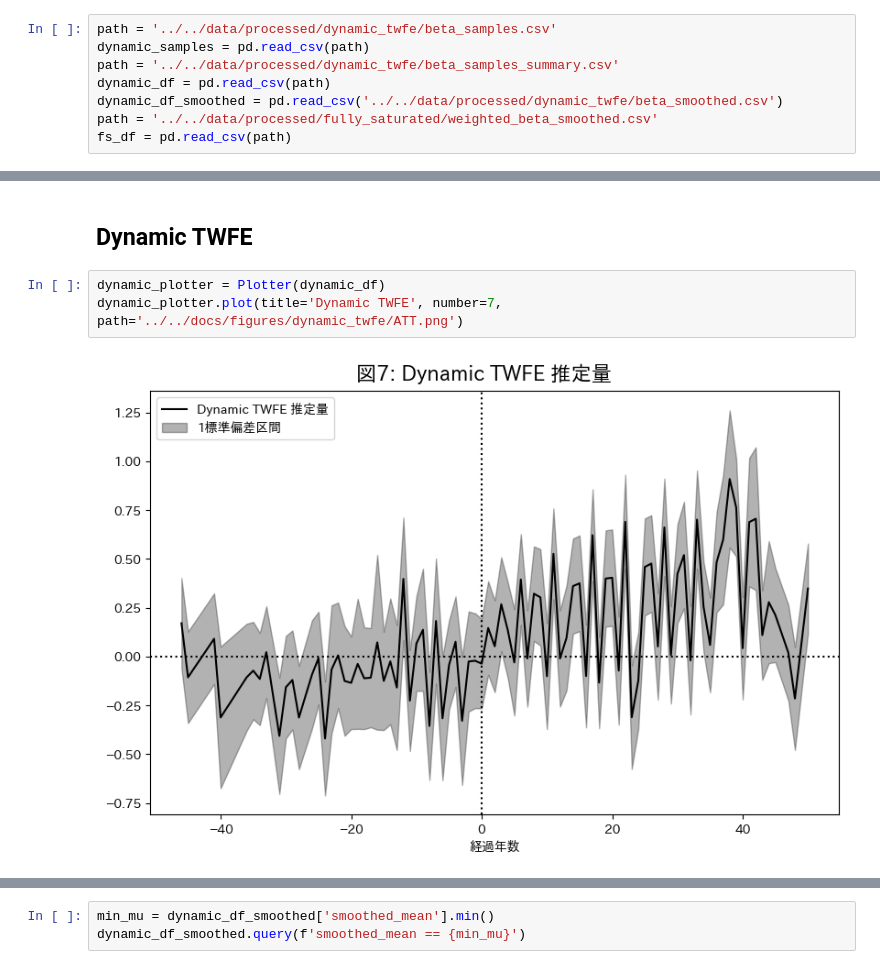
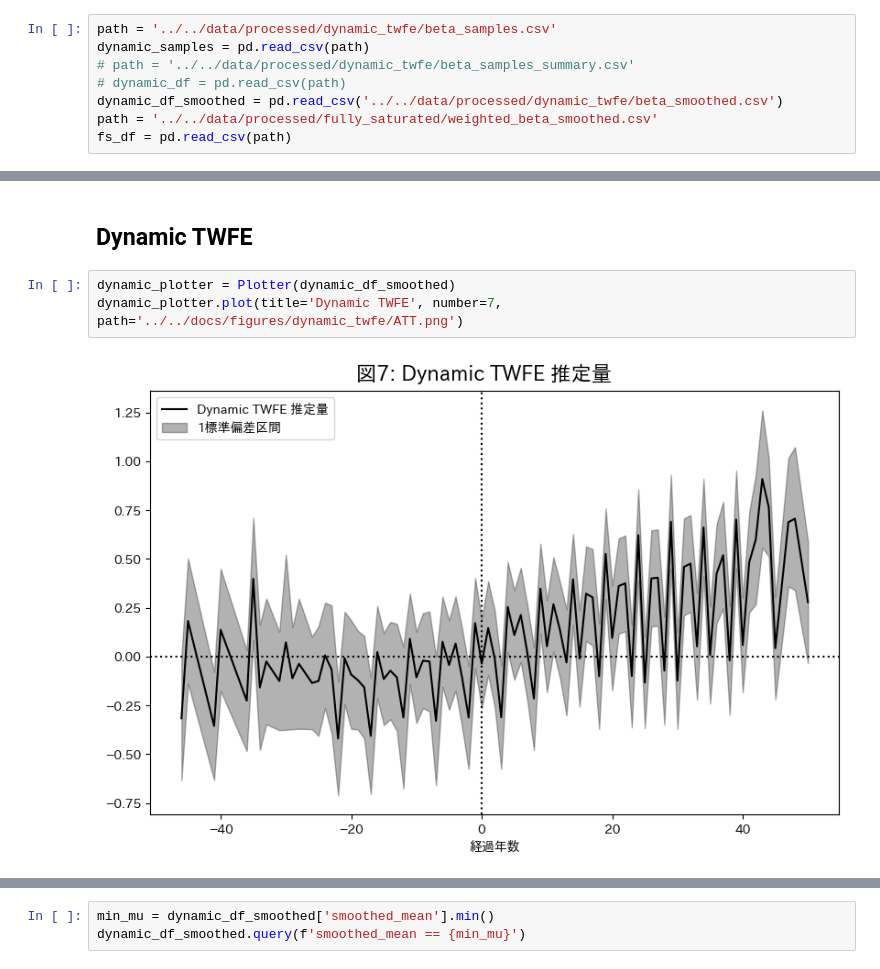
Before and after one commit to Keisei-Akiya/bridge-straw-effects, a Jupyter notebook: src/analysis/fully_vs_dynamic.ipynb, the cells around one changed output, grey strips where cells are left out. Cells and saved outputs as stored; diff of their text form.

Commit message:
DynamicTWFEのミスを修正 & Marp作成

```diff
--- a/src/analysis/fully_vs_dynamic.ipynb
+++ b/src/analysis/fully_vs_dynamic.ipynb
@@ -10,8 +10,8 @@ figsize = (1.618*6, 6)
 # %%
 path = '../../data/processed/dynamic_twfe/beta_samples.csv'
 dynamic_samples = pd.read_csv(path)
-path = '../../data/processed/dynamic_twfe/beta_samples_summary.csv'
-dynamic_df = pd.read_csv(path)
+# path = '../../data/processed/dynamic_twfe/beta_samples_summary.csv'
+# dynamic_df = pd.read_csv(path)
 dynamic_df_smoothed = pd.read_csv('../../data/processed/dynamic_twfe/beta_smoothed.csv')
 path = '../../data/processed/fully_saturated/weighted_beta_smoothed.csv'
 fs_df = pd.read_csv(path)
@@ -70,10 +70,10 @@ class Plotter:
 # %% [markdown]
 ## Dynamic TWFE
 # %%
-dynamic_plotter = Plotter(dynamic_df)
+dynamic_plotter = Plotter(dynamic_df_smoothed)
 dynamic_plotter.plot(title='Dynamic TWFE', number=7, path='../../docs/figures/dynamic_twfe/ATT.png')
 # %% [output]
-[figure, old version]
+[figure, new version]
 # %%
 dynamic_plotter = Plotter(dynamic_df_smoothed)
 dynamic_plotter.smoothed_plot(title='Dynamic TWFE', number=8, path='../../docs/figures/dynamic_twfe/smoothed_ATT.png')
```
Also changed, not shown: parts of 1 cell of this notebook, 8 other files.
